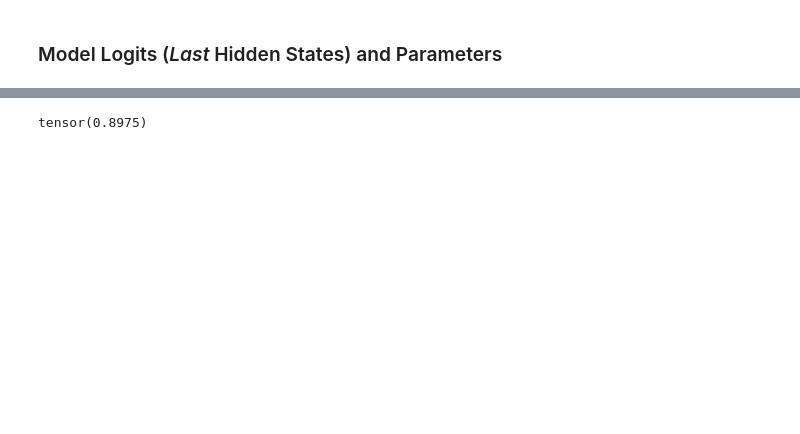
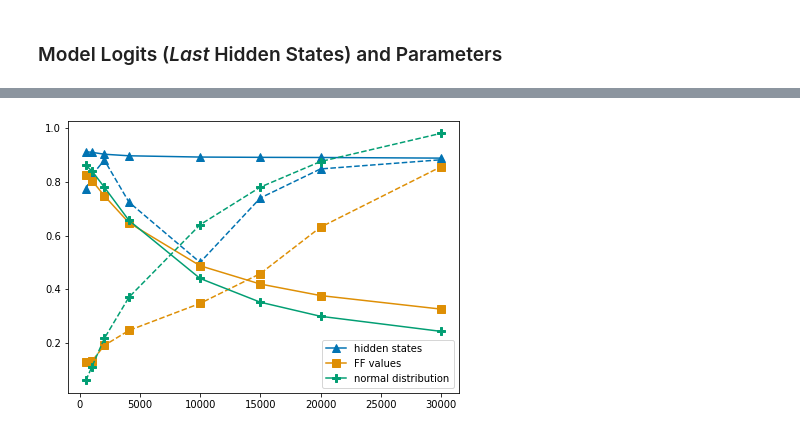
Before and after one commit to guy-dar/embedding-space, a Jupyter notebook: interpretation-experiments.ipynb, the cells around one changed output, grey strips where cells are left out. Saved outputs shown, nothing was run; the diff lists cells and outputs as text; code cells hidden in the pictures; blank space fills up the shorter version.

```diff
--- a/interpretation-experiments.ipynb
+++ b/interpretation-experiments.ipynb
@@ -381,7 +317,0 @@ E2
-# %%
-k1 = 10_000
-# %%
-F.cosine_similarity((tmp @ tmp.T).ravel(),
-                    (keep_k(tmp @ E1, k=k1) @ keep_k(tmp @ E2.T, k=k1).T).ravel(), dim=0)
-# %% [output]
-tensor(0.8975)
@@ -387,0 +320,29 @@ tensor(0.8975)
+# %%
+E = emb.cpu()
+E_inv = emb.pinverse().cpu()
+# %%
+plot_pos_low = [10,  50, 100, 200, 300, 500]
+plot_pos_high = [512, 1024 , 2048, 4096, 10_000, 15_000, 20_000, 30_000]
+# %%
+plot_range = 'high'
+# %%
+plt.figure(figsize=(7, 5))
+markers = ['^', 's', 'P']
+plot_pos = plot_pos_low if plot_range == 'low' else plot_pos_high
+
+for i, (X, label) in enumerate([(X_hidden, "hidden states"), (X_ff_values, "FF values"), (X_randn, "normal distribution")]):
+    plot_scores_E = []
+    plot_scores_inv = []
+
+    for k1 in plot_pos:
+        plot_scores_E.append(F.cosine_similarity((X @ X.T).ravel(),
+                                               (keep_k(X @ E, k=k1) @ keep_k(X @ E, k=k1).T).ravel(), dim=0).item())
+        plot_scores_inv.append(F.cosine_similarity((X @ X.T).ravel(),
+                                               (keep_k(X @ E, k=k1) @ keep_k(X @ E_inv.T, k=k1).T).ravel(), dim=0).item())
+    plt.plot(plot_pos, plot_scores_E, c=cmap[i], label=label, marker=markers[i], markersize=8)
+    plt.plot(plot_pos, plot_scores_inv, '--', c=cmap[i], marker=markers[i], markersize=8);
+
+plt.legend()
+plt.savefig("artifacts/e_vs_e_inv.pdf" if plot_range == 'low' else "artifacts/e_vs_e_inv_high.pdf");
+# %% [output]
+[figure, added]
```
Also changed, not shown: parts of 33 cells of this notebook, 3 other files.
